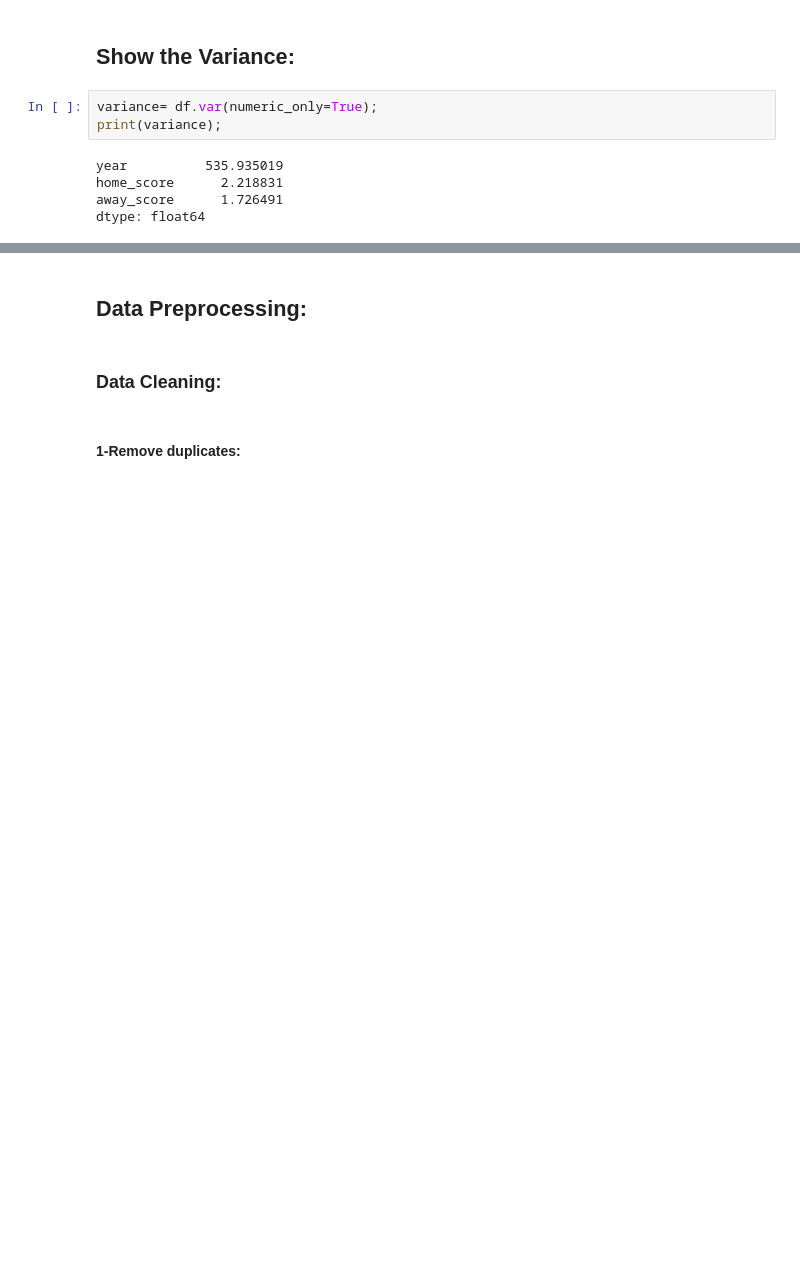
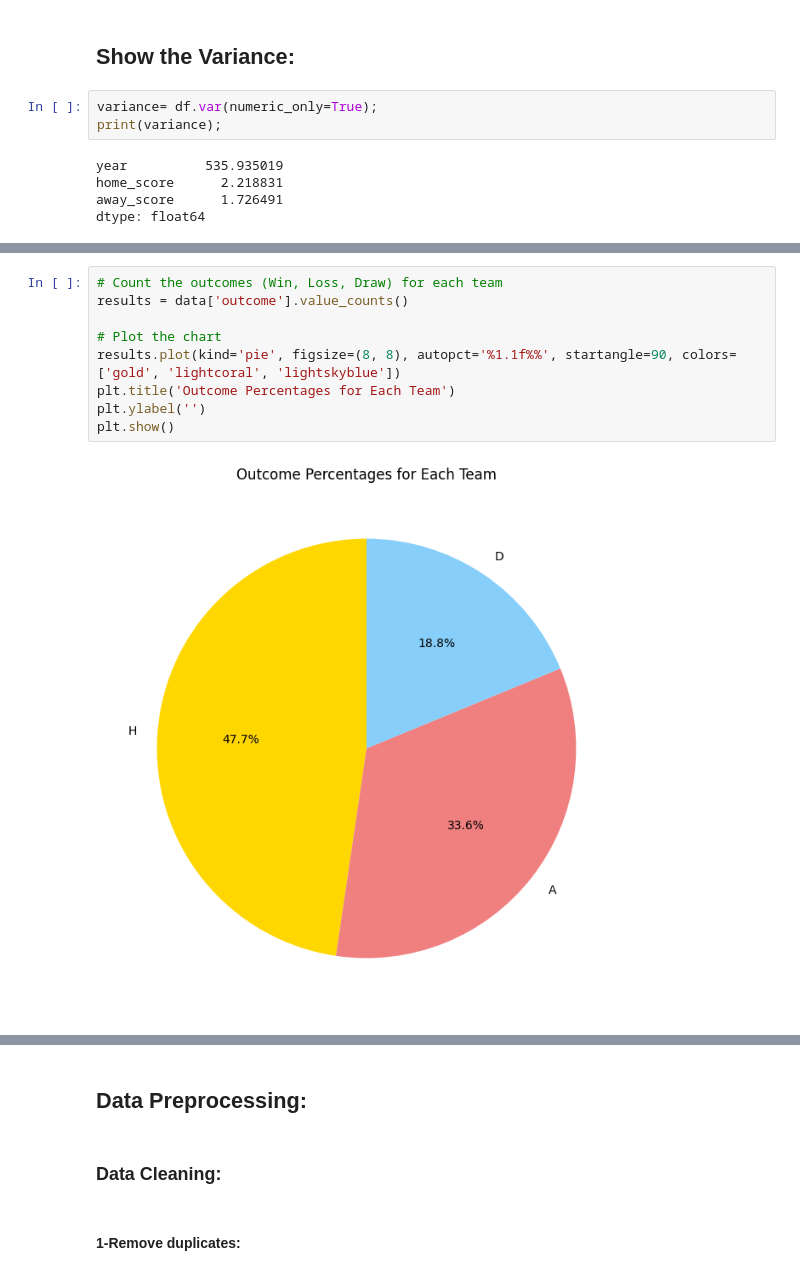
Before and after one commit to Aljwharah9/IT-326, a Jupyter notebook: Phase1&2.ipynb, the cells around one changed output, grey strips where cells are left out. Saved outputs shown, nothing was run; the diff lists cells and outputs as text; blank space fills up the shorter version.

```diff
--- a/Phase1&2.ipynb
+++ b/Phase1&2.ipynb
@@ -123,0 +145,11 @@ dtype: float64
+# %%
+# Count the outcomes (Win, Loss, Draw) for each team
+results = data['outcome'].value_counts()
+
+# Plot the chart
+results.plot(kind='pie', figsize=(8, 8), autopct='%1.1f%%', startangle=90, colors=['gold', 'lightcoral', 'lightskyblue'])
+plt.title('Outcome Percentages for Each Team')
+plt.ylabel('')
+plt.show()
+# %% [output]
+[figure, added]
```
Also changed, not shown: parts of 25 cells of this notebook.
